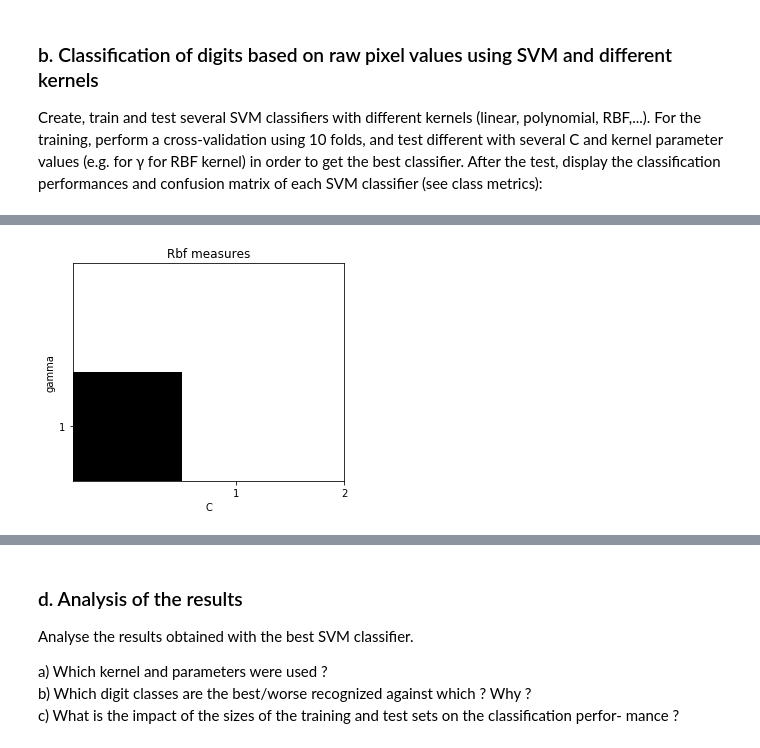
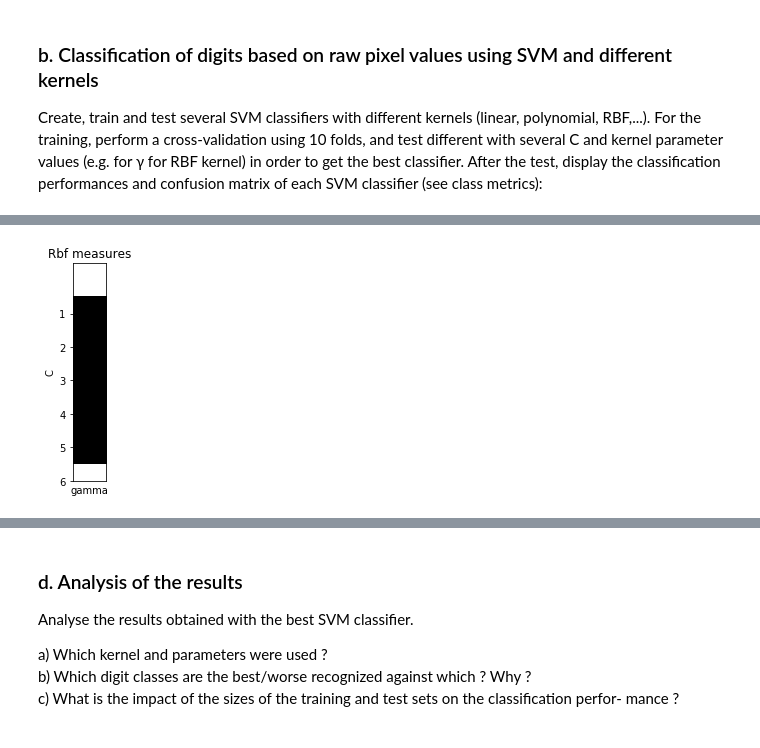
Before and after one commit to nkcr/MSE---T-MachLe, a Jupyter notebook: 06/ML-PW-06 Magnin-Kocher.ipynb, the cells around one changed output, grey strips where cells are left out. Drawn from its saved outputs; the diff is of its cells as text; code cells hidden in the pictures.

```diff
--- a/06/ML-PW-06 Magnin-Kocher.ipynb
+++ b/06/ML-PW-06 Magnin-Kocher.ipynb
@@ -123,19 +123,24 @@ from sklearn import svm, datasets
 from sklearn.model_selection import cross_val_score
 from sklearn import metrics
 
+from concurrent.futures import ThreadPoolExecutor
+from concurrent.futures import as_completed
+import concurrent.futures
+
+
 fold_size = 10
 
 C = 1.0  # SVM regularization parameter
 
-Cs = np.arange(1, 3, 1, dtype='float')
-gammas = np.arange(1, 2, 1, dtype='float')
-degrees = np.arange(1, 2, 1, dtype='int')
+Cs = np.arange(1, 7, 1, dtype='float')
+gammas = np.arange(1, 4, 1, dtype='float')
+degrees = np.arange(1, 4, 1, dtype='int')
 
 linear_measures = []
 linearCVS_measures = []
 rbf_measures = []
 poly_measures = []
-
+'''
 for c in Cs:
     # linear
     model = svm.SVC(kernel='linear', C=c)
@@ -170,7 +175,71 @@ for c in Cs:
                                                balancedTrainY(),
                                                cv=fold_size)))
     poly_measures.append(res)
+'''
 
+
+def f1():
+    # linear
+    for c in Cs:
+        model = svm.SVC(kernel='linear', C=c)
+        model.fit(balancedTrainX(), balancedTrainY())
+        res = np.mean(cross_val_score(model, balancedTrainX(),
+                                                   balancedTrainY(),
+                                                   cv=fold_size))
+        linear_measures.append(res)
+    return linear_measures
+
+
+def f2():
+    # linearCVS
+    for c in Cs:
+        model = svm.LinearSVC(C=C)
+        model.fit(balancedTrainX(), balancedTrainY())
+        res = np.mean(cross_val_score(model, balancedTrainX(),
+                                                   balancedTrainY(),
+                                                   cv=fold_size))
+        linearCVS_measures.append(res)
+    return  linearCVS_measures
+
+
+def f3():
+    # rbf
+    for c in Cs:
+        res = []
+        for gamma in gammas:
+            model = svm.SVC(kernel='rbf', gamma=gamma, C=c)
+            res.append(np.mean(cross_val_score(model, balancedTrainX(),
+                                                   balancedTrainY(),
+                                                   cv=fold_size)))
+        rbf_measures.append(res)
+    return rbf_measures
+
+
+def f4():
+    # poly
+    for c in Cs:
+        res = []
+        for degree in degrees:
+            model = svm.SVC(kernel='poly', degree=degree, C=c)
+            res.append(np.mean(cross_val_score(model, balancedTrainX(),
+                                                   balancedTrainY(),
+                                                   cv=fold_size)))
+        poly_measures.append(res)
+    return poly_measures
+
+
+with concurrent.futures.ProcessPoolExecutor(max_workers=4) as executor:
+    future1 = executor.submit(f1)
+    future2 = executor.submit(f2)
+    future3 = executor.submit(f3)
+    future4 = executor.submit(f4)
+    linear_measures = future1.result()
+    linearCVS_measures = future2.result()
+    rbf_measures = future3.result()
+    poly_measures = future4.result()
+
+
+print("Lin me: ", linear_measures)
 
 plt.plot(Cs, linear_measures)
 plt.title("Linear measures")
@@ -191,19 +260,19 @@ print(rbf_measures)
 pixels = np.array(rbf_measures, dtype='float32')
 plt.imshow(pixels, cmap='gray_r')
 plt.title("Rbf measures")
-plt.xlabel("C")
-plt.xticks(Cs)
-plt.ylabel("gamma")
-plt.yticks(gammas)
+plt.ylabel("C")
+plt.yticks(Cs)
+plt.xlabel("gamma")
+plt.xticks(gammas)
 plt.show()
 
 pixels = np.array(poly_measures, dtype='float32')
 plt.imshow(pixels, cmap='gray_r')
 plt.title("Poly measures")
-plt.xlabel("C")
-plt.xticks(Cs)
-plt.ylabel("degree")
-plt.yticks(degrees)
+plt.ylabel("C")
+plt.yticks(Cs)
+plt.xlabel("degree")
+plt.xticks(degrees)
 plt.show()
 
 '''
@@ -227 +297 @@ for clf in models:
-[figure, old version]
+[figure, new version]
```
Also changed, not shown: parts of 1 cell of this notebook, 4 other files.
